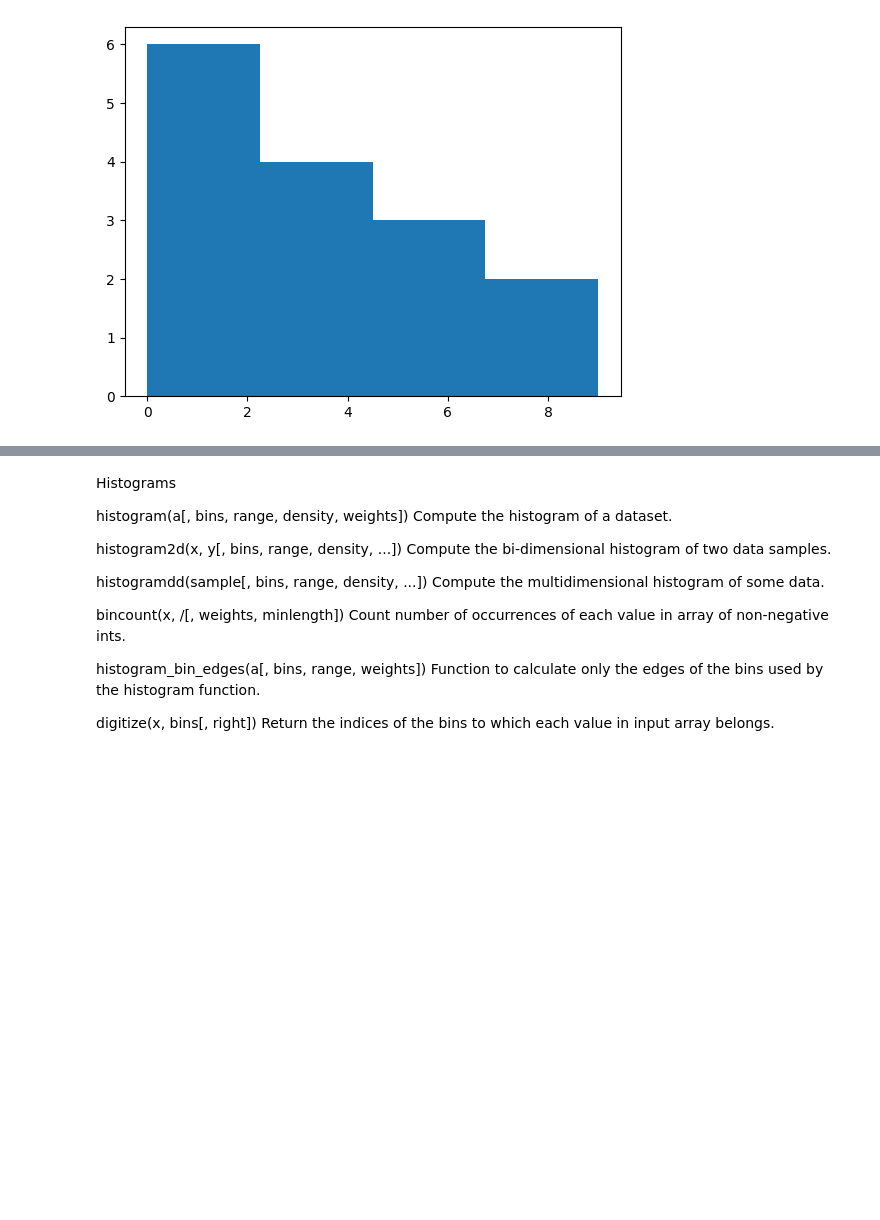
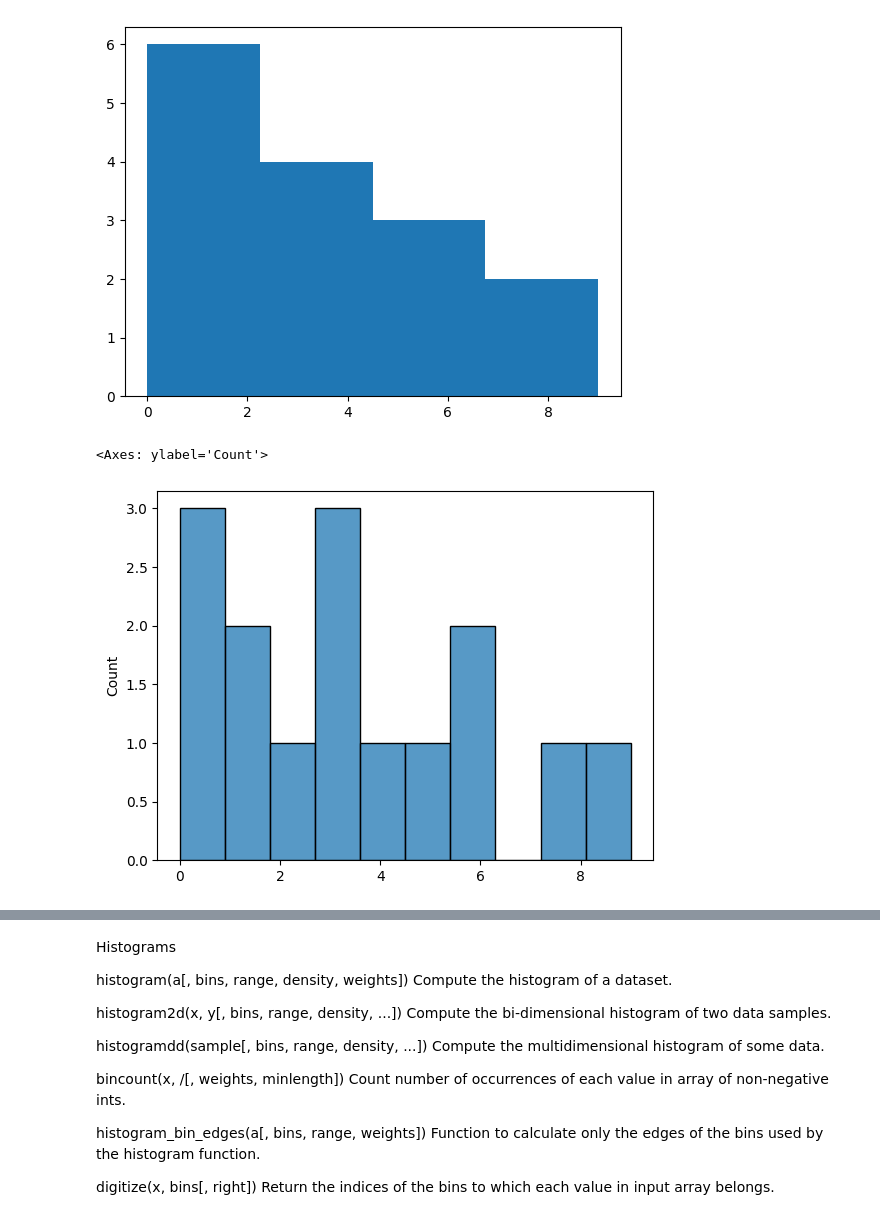
Before and after one commit to jmonti-gh/365DS_jm, a Jupyter notebook: 7_Data_Prepro_Numpy/7_6_histograms_1.ipynb, the cells around one changed output, grey strips where cells are left out. Drawn from its saved outputs; the diff is of its cells as text; code cells hidden in the pictures; blank space fills up the shorter version.

```diff
--- a/7_Data_Prepro_Numpy/7_6_histograms_1.ipynb
+++ b/7_Data_Prepro_Numpy/7_6_histograms_1.ipynb
@@ -121,3 +121,10 @@ plt.hist(A.flat, bins=h_bin4[1])
  array([0.  , 2.25, 4.5 , 6.75, 9.  ]),
  <BarContainer object of 4 artists>)
 [figure]
+# %%
+import seaborn as sns
+
+sns.histplot(A.flat, bins=h[1])
+# %% [output]
+<Axes: ylabel='Count'>
+[figure, added]
```
Also changed, not shown: parts of 9 cells of this notebook, 5 other files.
